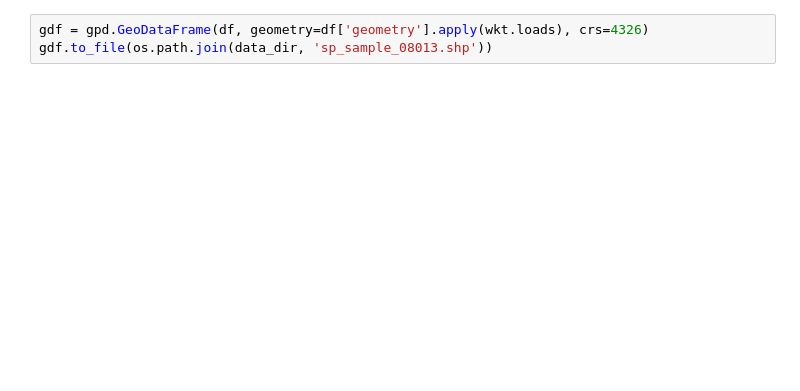
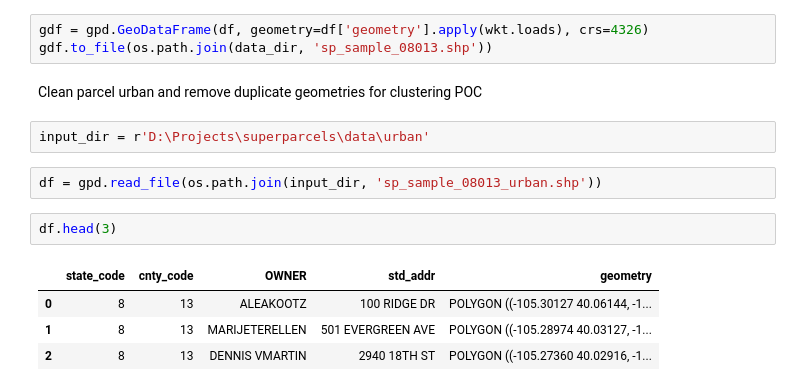
Before and after one commit to abreunig-clgx/superparcels, a Jupyter notebook: data_clean.ipynb, the cells around one changed output. Saved outputs shown, nothing was run; the diff lists cells and outputs as text; blank space fills up the shorter version.

```diff
--- a/data_clean.ipynb
+++ b/data_clean.ipynb
@@ -20,3 +13,16 @@ df.head()
 # %%
 gdf = gpd.GeoDataFrame(df, geometry=df['geometry'].apply(wkt.loads), crs=4326)
 gdf.to_file(os.path.join(data_dir, 'sp_sample_08013.shp'))
+# %% [markdown]
+Clean parcel urban and remove duplicate geometries for clustering POC
+# %%
+input_dir = r'D:\Projects\superparcels\data\urban'
+# %%
+df = gpd.read_file(os.path.join(input_dir, 'sp_sample_08013_urban.shp'))
+# %%
+df.head(3)
+# %% [output]
+|  | state_code | cnty_code | OWNER | std_addr | geometry |
+| 0 | 8 | 13 | ALEAKOOTZ | 100 RIDGE DR | POLYGON ((-105.30127 40.06144, -1... |
+| 1 | 8 | 13 | MARIJETERELLEN | 501 EVERGREEN AVE | POLYGON ((-105.28974 40.03127, -1... |
+| 2 | 8 | 13 | DENNIS VMARTIN | 2940 18TH ST | POLYGON ((-105.27360 40.02916, -1... |
```
Also changed, not shown: parts of 8 cells of this notebook, 4 other files.
